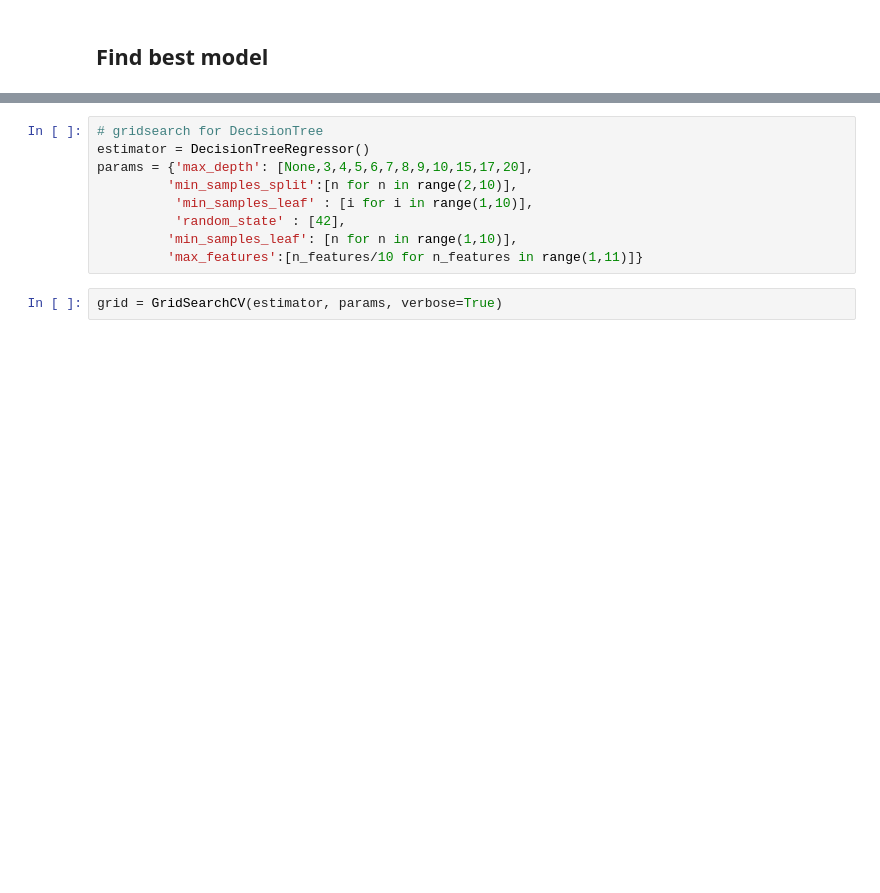
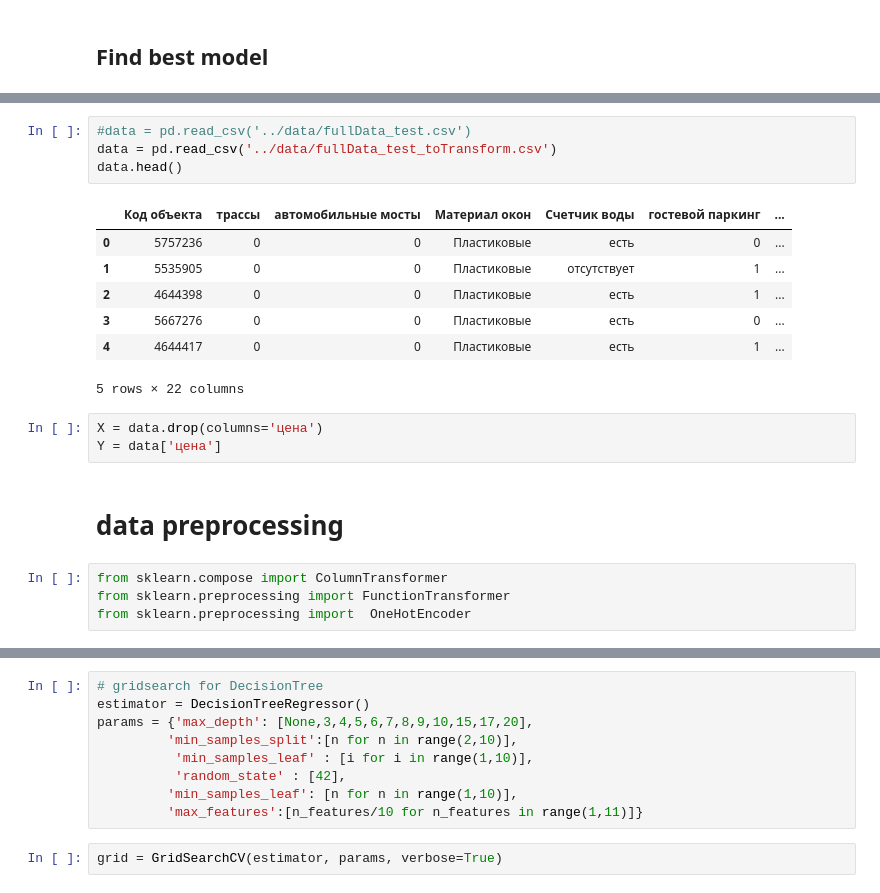
Before and after one commit to Golden-dreamer/ptz-flats-predict, a Jupyter notebook: notebooks/model_building.ipynb, the cells around one changed output, grey strips where cells are left out. Cells and saved outputs as stored; diff of their text form; blank space fills up the shorter version.

Commit message:
updated preprocessing

```diff
--- a/notebooks/model_building.ipynb
+++ b/notebooks/model_building.ipynb
@@ -34,0 +20,21 @@ Y = data['цена']
+# %%
+#data = pd.read_csv('../data/fullData_test.csv')
+data = pd.read_csv('../data/fullData_test_toTransform.csv')
+data.head()
+# %% [output]
+|  | Код объекта | трассы | автомобильные мосты | Материал окон | Счетчик воды | гостевой паркинг | ... |
+| 0 | 5757236 | 0 | 0 | Пластиковые | есть | 0 | ... |
+| 1 | 5535905 | 0 | 0 | Пластиковые | отсутствует | 1 | ... |
+| 2 | 4644398 | 0 | 0 | Пластиковые | есть | 1 | ... |
+| 3 | 5667276 | 0 | 0 | Пластиковые | есть | 0 | ... |
+| 4 | 4644417 | 0 | 0 | Пластиковые | есть | 1 | ... |
+5 rows × 22 columns
+# %%
+X = data.drop(columns='цена')
+Y = data['цена']
+# %% [markdown]
+# data preprocessing
+# %%
+from sklearn.compose import ColumnTransformer
+from sklearn.preprocessing import FunctionTransformer
+from sklearn.preprocessing import  OneHotEncoder
```
Also changed, not shown: parts of 23 cells of this notebook, 2 other files.
